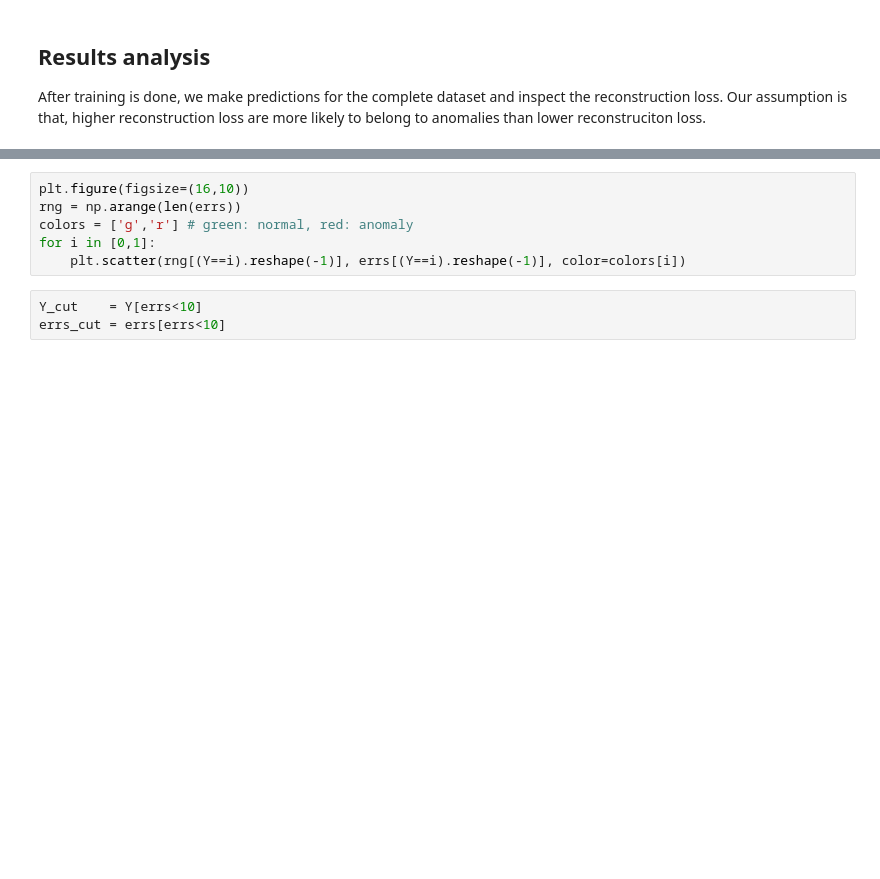
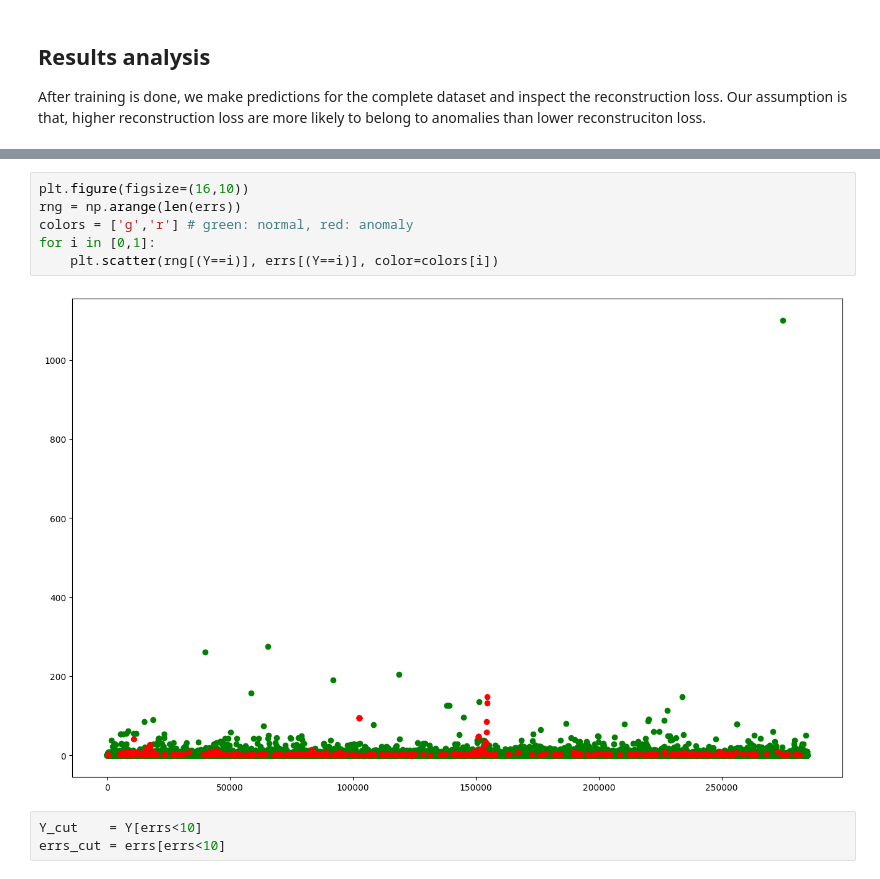
Before and after one commit to lacykaltgr/ait-assessments, a Jupyter notebook: 12_Anomaly_detection_AE_assessment.ipynb, the cells around one changed output, grey strips where cells are left out. Saved outputs shown, nothing was run; the diff lists cells and outputs as text; blank space fills up the shorter version.

```diff
--- a/12_Anomaly_detection_AE_assessment.ipynb
+++ b/12_Anomaly_detection_AE_assessment.ipynb
@@ -122,9 +124,11 @@ errs  = np.mean(errs,axis=1)
 # %%
 plt.figure(figsize=(16,10))
 rng = np.arange(len(errs))
 colors = ['g','r'] # green: normal, red: anomaly
 for i in [0,1]:
-    plt.scatter(rng[(Y==i).reshape(-1)], errs[(Y==i).reshape(-1)], color=colors[i])
+    plt.scatter(rng[(Y==i)], errs[(Y==i)], color=colors[i])
+# %% [output]
+[figure, added]
 # %%
 Y_cut    = Y[errs<10]
 errs_cut = errs[errs<10]
```
Also changed, not shown: parts of 6 cells of this notebook.
